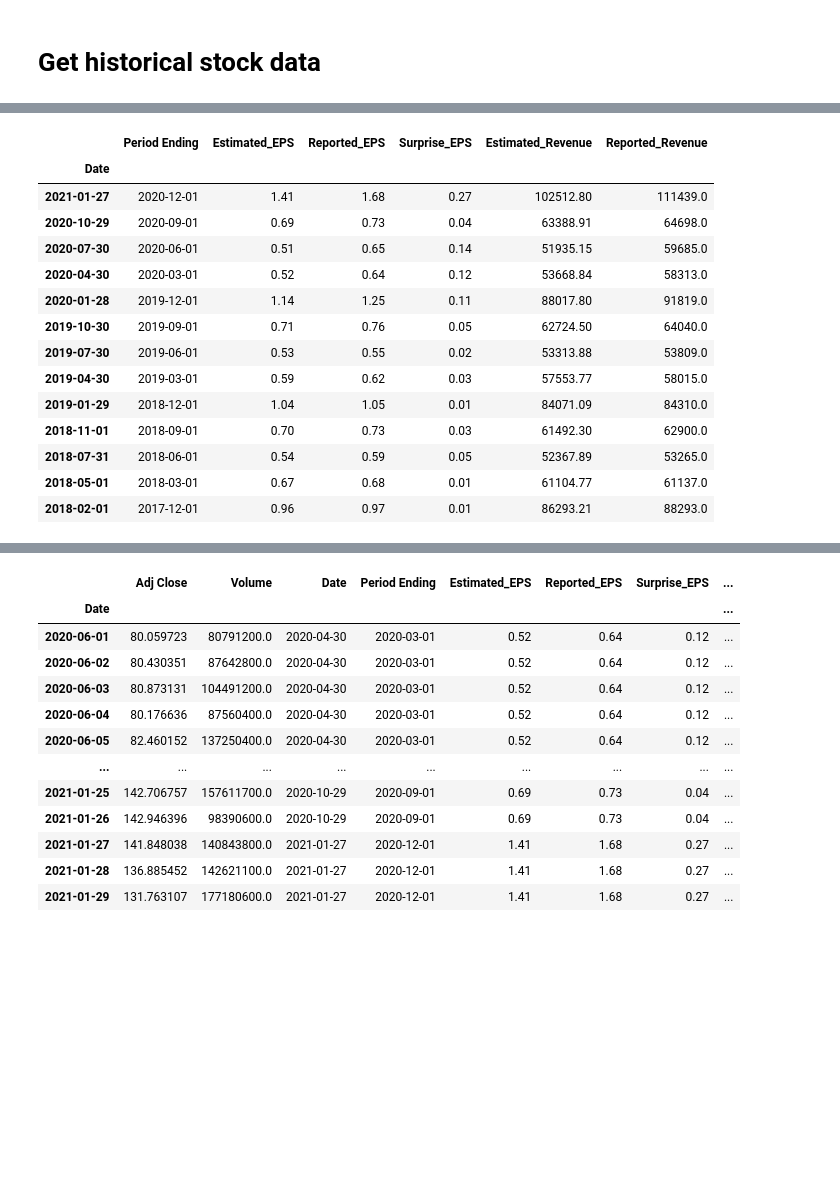
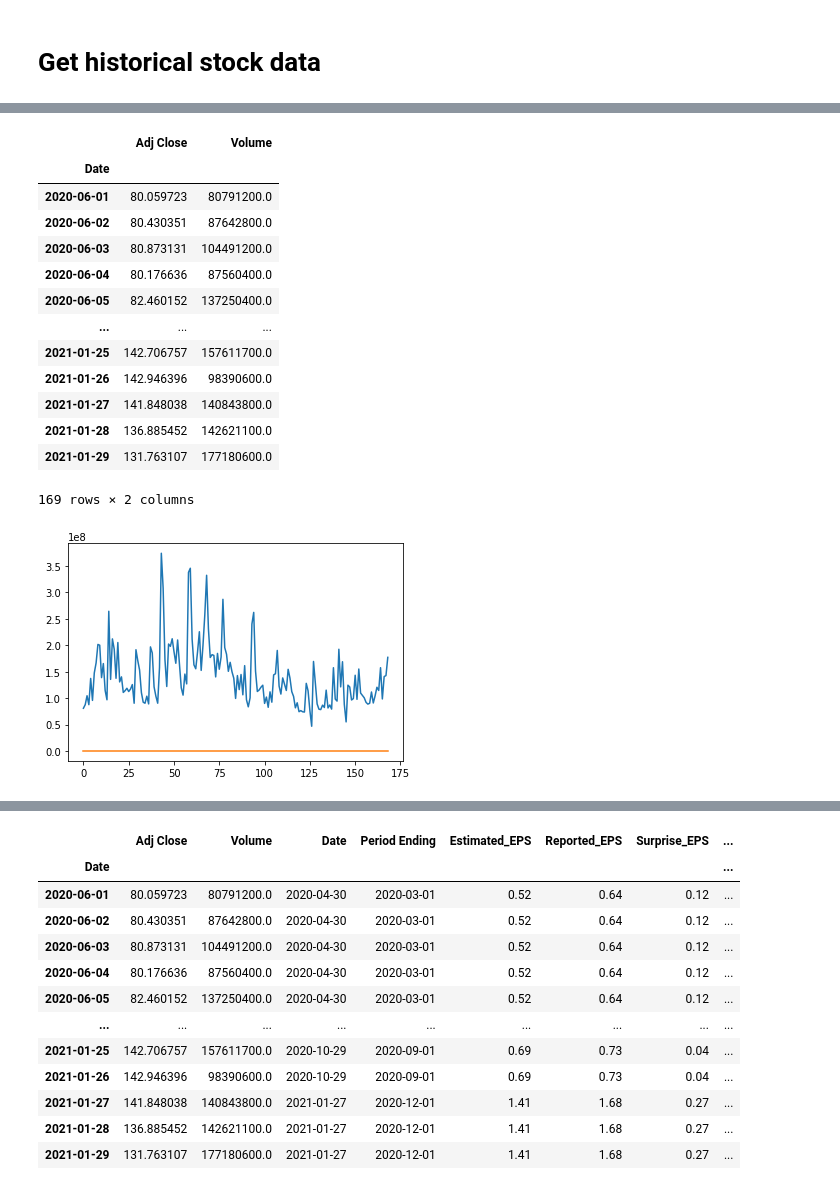
Before and after one commit to sj-ucsd/ece143_stock_sentiment_analysis, a Jupyter notebook: Project.ipynb, the cells around one changed output, grey strips where cells are left out. Saved outputs shown, nothing was run; the diff lists cells and outputs as text; code cells hidden in the pictures; blank space fills up the shorter version.

```diff
--- a/Project.ipynb
+++ b/Project.ipynb
@@ -19,7 +46,18 @@ df = pd.DataFrame(ticker.history(start='2020-06-01', end='2021-01-29'))
 # %%
-df=data.DataReader("AAPL", 'yahoo', '20200601', '20210129').reset_index()
-df = df[['Date','Adj Close', 'Volume']]
-(df[:10].style.format(dict(Date='{:%d/%m/%Y}'))
- .background_gradient(subset='Volume',cmap='Blues')
- .background_gradient(subset='Adj Close',cmap='Blues')
-)
+def get_yahoo_dataframe(symbol):
+  # Get historical data
+  #symbol = 'AAPL'
+  ticker = yahooquery.Ticker(symbol)
+  df = pd.DataFrame(ticker.history(start='2020-06-01', end='2021-01-29'))
+  df=data.DataReader(symbol, 'yahoo', '20200601', '20210129').reset_index()
+  df = df[['Date','Adj Close', 'Volume']]
+  (df[:10].style.format(dict(Date='{:%d/%m/%Y}'))
+  .background_gradient(subset='Volume',cmap='Blues')
+  .background_gradient(subset='Adj Close',cmap='Blues')
+  )
+  df.Volume.plot()
+  df["Adj Close"].plot()
+  dates = pd.DataFrame(pd.date_range('20200601',periods=8*31))
+  df.set_index(pd.to_datetime(df['Date']), inplace=True)
+  df = df.drop(['Date'], axis=1)
+  return df
@@ -57,18 +64,20 @@ stock_file.set_index(pd.to_datetime(stock_file['Date']), inplace=True)
-# %%
-stock_file.drop('Date', axis=1)
-# %% [output]
-|  | Period Ending | Estimated_EPS | Reported_EPS | Surprise_EPS | Estimated_Revenue | Reported_Revenue |
-| Date |  |  |  |  |  |  |
-| 2021-01-27 | 2020-12-01 | 1.41 | 1.68 | 0.27 | 102512.80 | 111439.0 |
-| 2020-10-29 | 2020-09-01 | 0.69 | 0.73 | 0.04 | 63388.91 | 64698.0 |
-| 2020-07-30 | 2020-06-01 | 0.51 | 0.65 | 0.14 | 51935.15 | 59685.0 |
-| 2020-04-30 | 2020-03-01 | 0.52 | 0.64 | 0.12 | 53668.84 | 58313.0 |
-| 2020-01-28 | 2019-12-01 | 1.14 | 1.25 | 0.11 | 88017.80 | 91819.0 |
-| 2019-10-30 | 2019-09-01 | 0.71 | 0.76 | 0.05 | 62724.50 | 64040.0 |
-| 2019-07-30 | 2019-06-01 | 0.53 | 0.55 | 0.02 | 53313.88 | 53809.0 |
-| 2019-04-30 | 2019-03-01 | 0.59 | 0.62 | 0.03 | 57553.77 | 58015.0 |
-| 2019-01-29 | 2018-12-01 | 1.04 | 1.05 | 0.01 | 84071.09 | 84310.0 |
-| 2018-11-01 | 2018-09-01 | 0.70 | 0.73 | 0.03 | 61492.30 | 62900.0 |
-| 2018-07-31 | 2018-06-01 | 0.54 | 0.59 | 0.05 | 52367.89 | 53265.0 |
-| 2018-05-01 | 2018-03-01 | 0.67 | 0.68 | 0.01 | 61104.77 | 61137.0 |
-| 2018-02-01 | 2017-12-01 | 0.96 | 0.97 | 0.01 | 86293.21 | 88293.0 |
+# %%
+symbol='AAPL'
+df = get_yahoo_dataframe(symbol)
+df
+# %% [output]
+|  | Adj Close | Volume |
+| Date |  |  |
+| 2020-06-01 | 80.059723 | 80791200.0 |
+| 2020-06-02 | 80.430351 | 87642800.0 |
+| 2020-06-03 | 80.873131 | 104491200.0 |
+| 2020-06-04 | 80.176636 | 87560400.0 |
+| 2020-06-05 | 82.460152 | 137250400.0 |
+| ... | ... | ... |
+| 2021-01-25 | 142.706757 | 157611700.0 |
+| 2021-01-26 | 142.946396 | 98390600.0 |
+| 2021-01-27 | 141.848038 | 140843800.0 |
+| 2021-01-28 | 136.885452 | 142621100.0 |
+| 2021-01-29 | 131.763107 | 177180600.0 |
+169 rows × 2 columns
+[figure, added]
```
Also changed, not shown: parts of 64 cells of this notebook.
